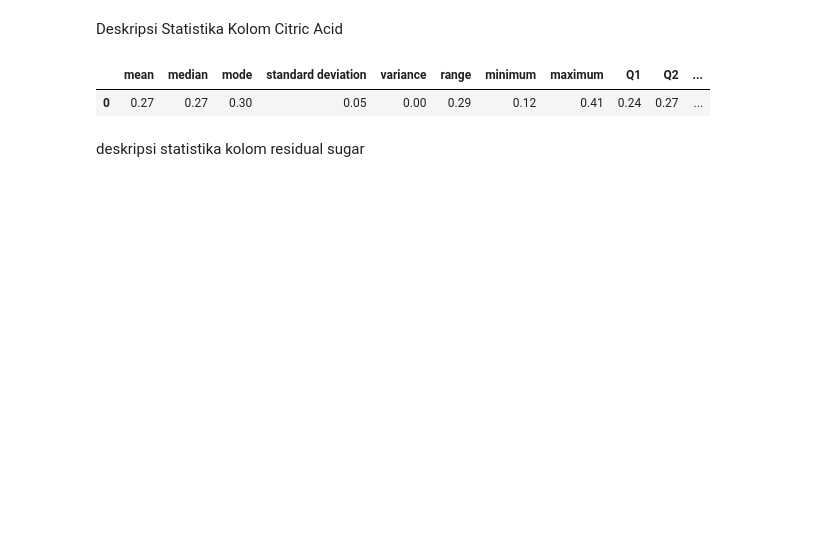
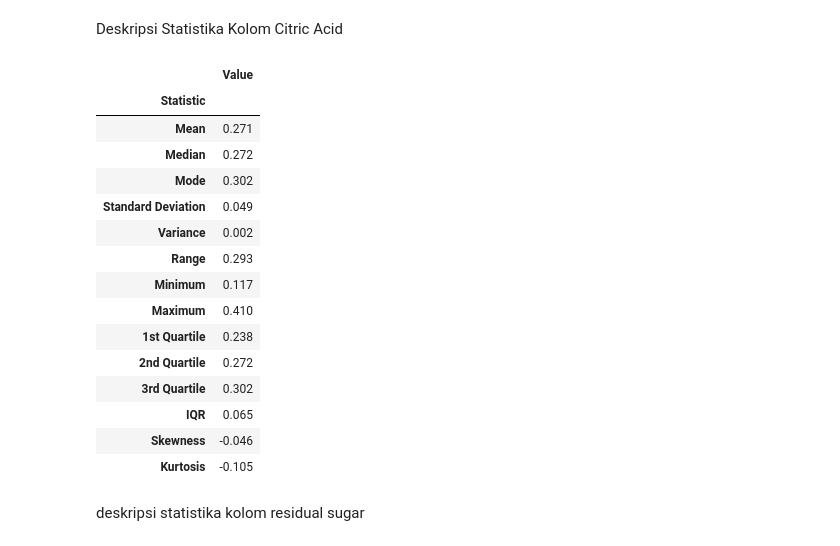
Before and after one commit to syauqijan/Tubes-Probstat, a Jupyter notebook: src/no1.ipynb, the cells around one changed output. Saved outputs shown, nothing was run; the diff lists cells and outputs as text; code cells hidden in the pictures; blank space fills up the shorter version.

```diff
--- a/src/no1.ipynb
+++ b/src/no1.ipynb
@@ -93,3 +29,36 @@ def describe_column(column_name):
+# %%
+import pandas as pd
+import scipy.stats as stats
+
+def desc_stat(column_name):
+    df = pd.read_csv('../data/anggur.csv')
+
+    mean = df[column_name].mean()
+    median = df[column_name].median()
+    mode = df[column_name].mode()[0]
+    std_deviation = df[column_name].std()
+    variance = df[column_name].var()
+    data_range = df[column_name].max() - df[column_name].min()
+    minimum = df[column_name].min()
+    maximum = df[column_name].max()
+    q1 = df[column_name].quantile(0.25)
+    q2 = df[column_name].quantile(0.5)
+    q3 = df[column_name].quantile(0.75)
+    iqr = q3 - q1
+    skewness = df[column_name].skew()
+    kurtosis = df[column_name].kurtosis()
+
+    desc_stats = {
+        'Statistic': ['Mean', 'Median', 'Mode', 'Standard Deviation', 'Variance', 'Range', 'Minimum', 'Maximum', '1st Quartile', '2nd Quartile', '3rd Quartile', 'IQR', 'Skewness', 'Kurtosis'],
+        'Value': [mean, median, mode, std_deviation, variance, data_range, minimum, maximum, q1, q2, q3, iqr, skewness, kurtosis]
+    }
+
+    df_desc_stats = pd.DataFrame.from_dict(desc_stats)
+    df_desc_stats.set_index('Statistic', inplace=True)
+
+    df_desc_stats = df_desc_stats.applymap('{:.3f}'.format)
+
+    return df_desc_stats
 # %% [markdown]
 Deskripsi Statistika Kolom Fixed Acidity
 # %%
@@ -107,10 +104,24 @@ describe_column('volatile acidity')
 # %% [markdown]
 Deskripsi Statistika Kolom Citric Acid
 # %%
-describe_column('citric acid')
+desc_stat('citric acid')
 # %% [output]
-|  | mean | median | mode | standard deviation | variance | range | minimum | maximum | Q1 | Q2 | ... |
-| 0 | 0.27 | 0.27 | 0.30 | 0.05 | 0.00 | 0.29 | 0.12 | 0.41 | 0.24 | 0.27 | ... |
+|  | Value |
+| Statistic |  |
+| Mean | 0.271 |
+| Median | 0.272 |
+| Mode | 0.302 |
+| Standard Deviation | 0.049 |
+| Variance | 0.002 |
+| Range | 0.293 |
+| Minimum | 0.117 |
+| Maximum | 0.410 |
+| 1st Quartile | 0.238 |
+| 2nd Quartile | 0.272 |
+| 3rd Quartile | 0.302 |
+| IQR | 0.065 |
+| Skewness | -0.046 |
+| Kurtosis | -0.105 |
 # %% [markdown]
 deskripsi statistika kolom residual sugar
 # %%
```
Also changed, not shown: parts of 16 cells of this notebook, 5 other files.
